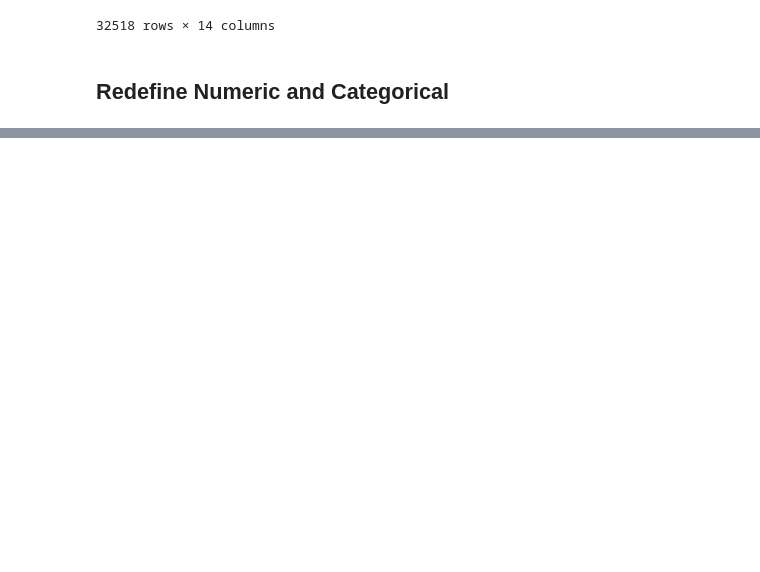
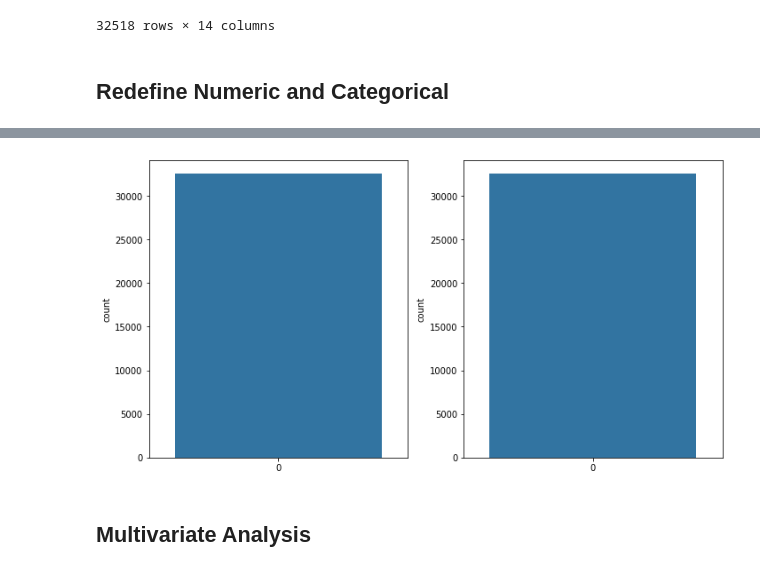
Before and after one commit to dinalnaveen/Analyse-the-relationship-between-metrics-of-YouTube-based-on-YouTube-analytics-by-applying-the-machi, a Jupyter notebook: YouTube Video Views Prediction.ipynb, the cells around one changed output, grey strips where cells are left out. Saved outputs shown, nothing was run; the diff lists cells and outputs as text; code cells hidden in the pictures; blank space fills up the shorter version.

```diff
--- a/YouTube Video Views Prediction.ipynb
+++ b/YouTube Video Views Prediction.ipynb
@@ -384,0 +409,10 @@ categorical
+# %%
+plt.figure(figsize=(10, 10))
+for i in range(0, len(categorical)):
+    plt.subplot(2, len(categorical), i+1)
+    sns.countplot(df_clean[categorical[i]])
+    plt.tight_layout()
+# %% [output]
+[figure, added]
+# %% [markdown]
+## Multivariate Analysis
```
Also changed, not shown: parts of 14 cells of this notebook, 1 other file.
